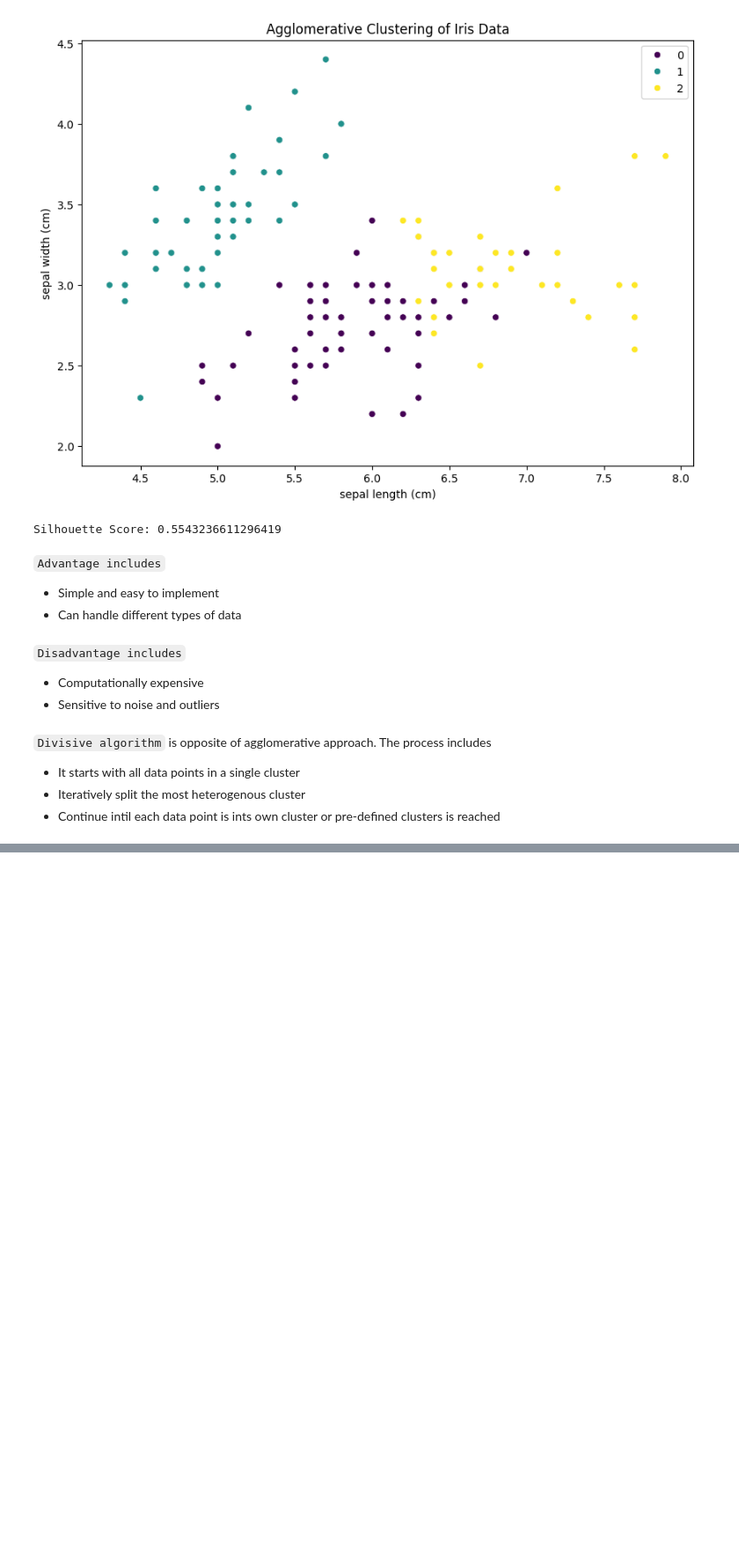
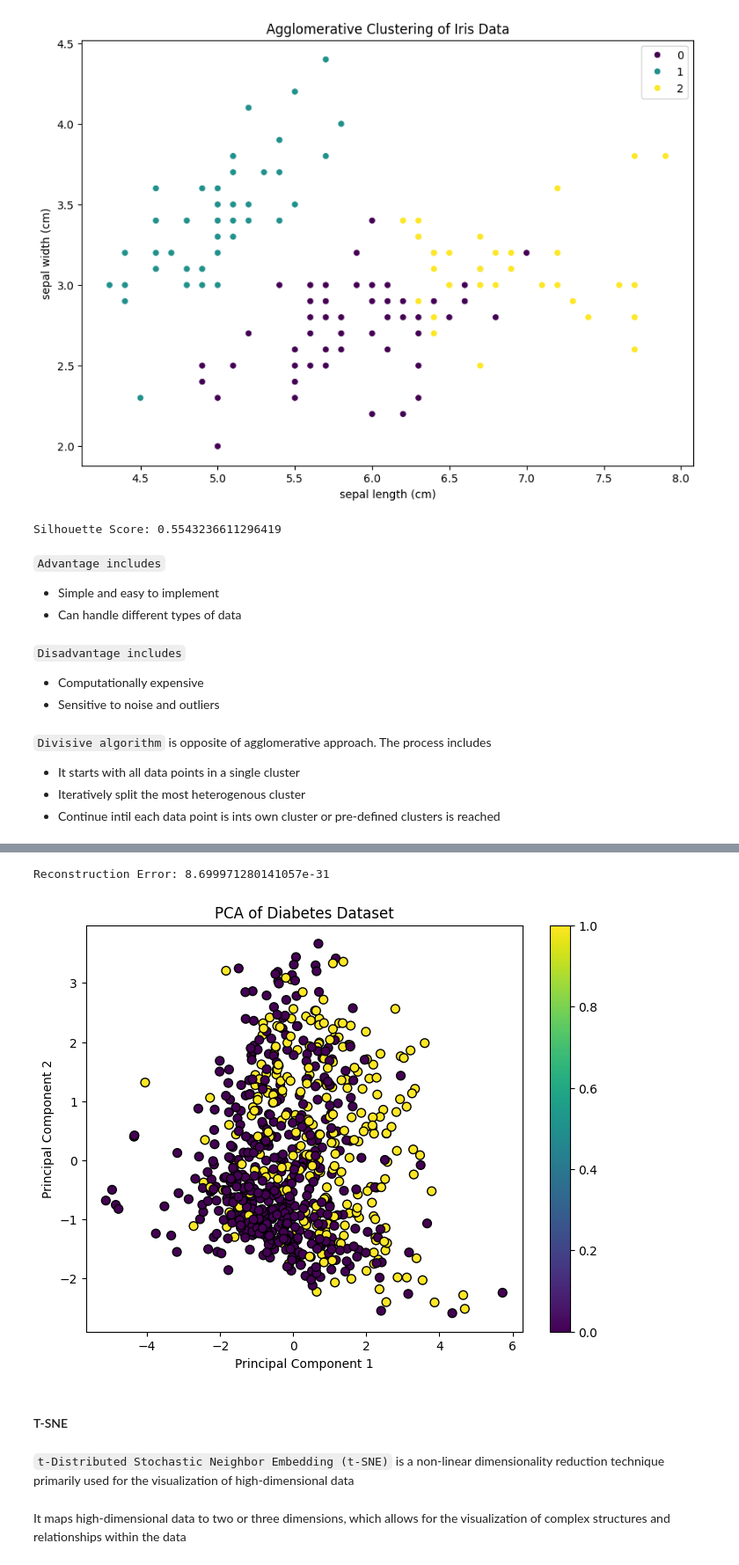
Before and after one commit to mmaazkhanhere/genai-learning-repo, a Jupyter notebook: machine-learning-course/course.ipynb, the cells around one changed output, grey strips where cells are left out. Shown at 88% size. Cells and saved outputs as stored; diff of their text form; code cells hidden in the pictures; blank space fills up the shorter version.

```diff
--- a/machine-learning-course/course.ipynb
+++ b/machine-learning-course/course.ipynb
@@ -2467,0 +2571,27 @@ Silhouette Score: 0.5543236611296419
+# %%
+# Reconstruct the data from the principal components
+import matplotlib.pyplot as plt
+X_reconstructed = pca.inverse_transform(X_pca)
+
+# Calculate the reconstruction error (mean squared error)
+reconstruction_error = mean_squared_error(X_scaled, X_reconstructed)
+print(f'Reconstruction Error: {reconstruction_error}') #lower reconstruction error is better
+# %% [output]
+Reconstruction Error: 8.699971280141057e-31
+# %%
+# 2D scatter plot of the first two principal components
+plt.figure(figsize=(8, 6))
+plt.scatter(X_pca[:, 0], X_pca[:, 1], c=y, cmap='viridis', edgecolor='k', s=50)
+plt.xlabel('Principal Component 1')
+plt.ylabel('Principal Component 2')
+plt.title('PCA of Diabetes Dataset')
+plt.colorbar()
+plt.show()
+# %% [output]
+[figure, added]
+# %% [markdown]
+#### T-SNE
+# %% [markdown]
+`t-Distributed Stochastic Neighbor Embedding (t-SNE)` is a non-linear dimensionality reduction technique primarily used for the visualization of high-dimensional data
+# %% [markdown]
+It maps high-dimensional data to two or three dimensions, which allows for the visualization of complex structures and relationships within the data
```
Also changed, not shown: parts of 24 cells of this notebook.
